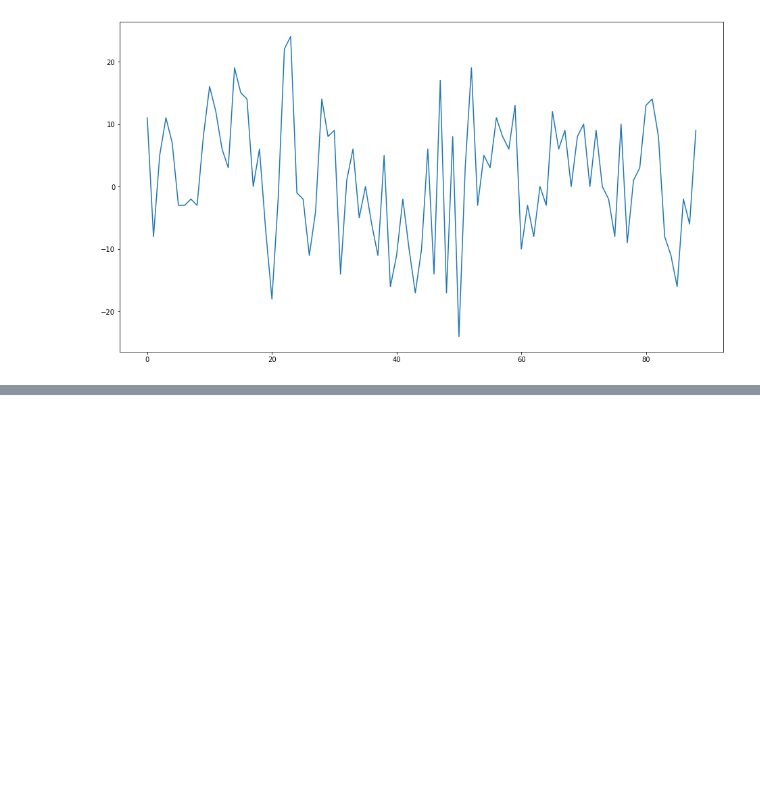
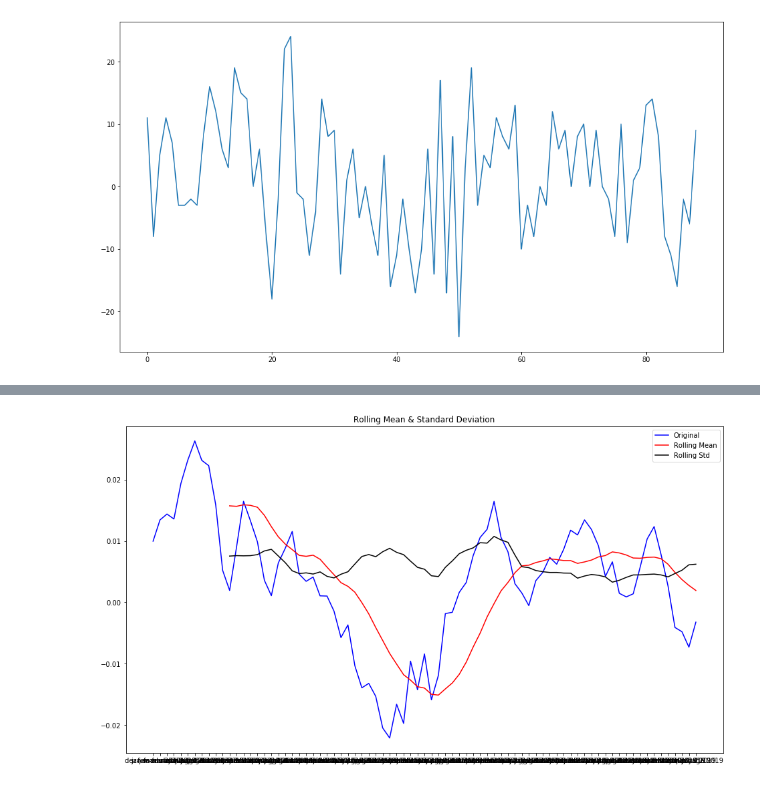
Before and after one commit to danilodsp/econometric, a Jupyter notebook: code/stationary_time-series_models/ARIMA.ipynb, the cells around one changed output, grey strips where cells are left out. Saved outputs shown, nothing was run; the diff lists cells and outputs as text; code cells hidden in the pictures; blank space fills up the shorter version.

```diff
--- a/code/stationary_time-series_models/ARIMA.ipynb
+++ b/code/stationary_time-series_models/ARIMA.ipynb
@@ -67,0 +90,7 @@ plt.show()
+# %%
+ts_log_moving_avg_diff = ts_log - moving_avg
+# %%
+ts_log_moving_avg_diff.dropna(inplace=True)
+stationarity_test(ts_log_moving_avg_diff)
+# %% [output]
+[figure, added]
```
Also changed, not shown: parts of 11 cells of this notebook.
